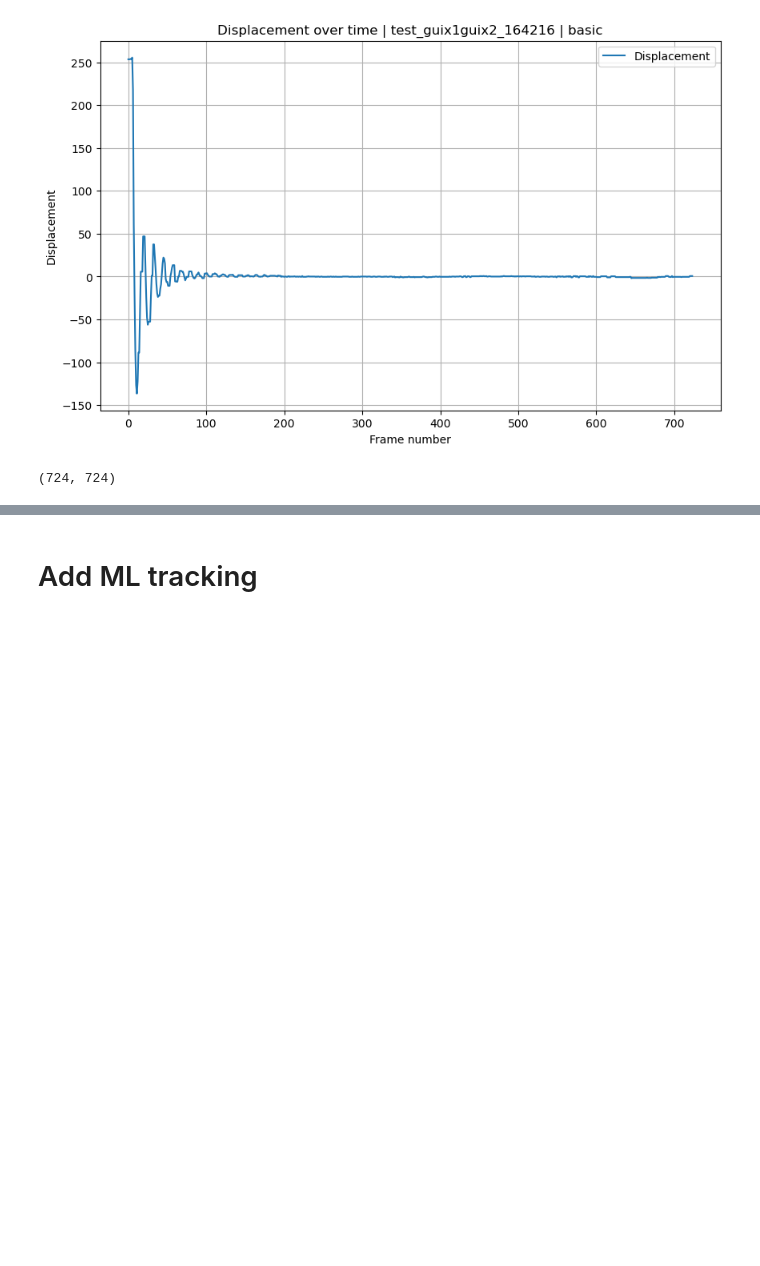
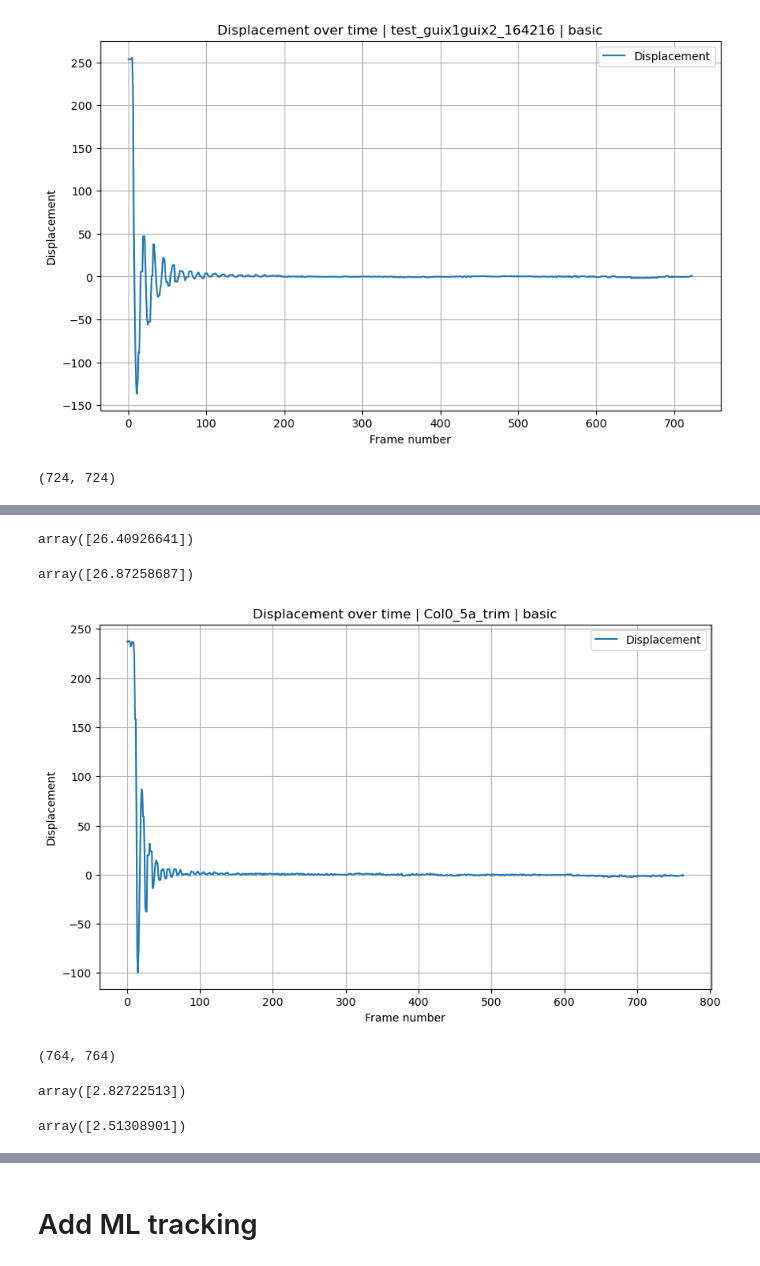
Before and after one commit to bdallard/stem_vibration_analysis, a Jupyter notebook: marker_tracking.ipynb, the cells around one changed output, grey strips where cells are left out. Cells and saved outputs as stored; diff of their text form; code cells hidden in the pictures; blank space fills up the shorter version.

Commit message:
explore more examples & spotted hanning func issue

```diff
--- a/marker_tracking.ipynb
+++ b/marker_tracking.ipynb
@@ -431,0 +453,49 @@ array([2.73615635])
+# %%
+dif_array1, start_point1 = displacement_to_difference(displacement)
+hanning_array1 = transform_hanning(displacement, start_point1)
+freqs1, power1, major_freq1 = displacement_to_major_freq(hanning_array1)
+major_freq1
+# %% [output]
+array([26.40926641])
+# %%
+dif_array1, start_point1 = displacement_to_difference(displacement)
+hanning_array1 = transform_hanning_adapt(displacement, start_point1)
+freqs1, power1, major_freq1 = displacement_to_major_freq(hanning_array1)
+major_freq1
+# %% [output]
+array([26.87258687])
+# %%
+top_percentage = 0.6
+right_percentage = 0.98
+input_vid = '../input_vids/Col0 5a.mp4'
+output_vid = '../output_frames/Col0_5a_trim.avi'
+crop_video(input_vid,output_vid,top_percentage,right_percentage)
+frames = extract_frames(output_vid)
+detected_frames = 0
+results = []
+for frame in frames:
+    centroids = get_red_centroid(frame,True,False)
+    if centroids:
+        results.append(centroids)
+    detected_frames+=1
+    #save_frames(marked_frame,'./test_Col0_3a_trim/threshold_aug')
+displacement = centroids_to_displacements(results)
+plot_displacement(displacement,'Col0_5a_trim | basic')
+len(results), len(frames)
+# %% [output]
+[figure, added]
+(764, 764)
+# %%
+dif_array1, start_point1 = displacement_to_difference(displacement)
+hanning_array1 = transform_hanning_adapt(displacement, start_point1)
+freqs1, power1, major_freq1 = displacement_to_major_freq(hanning_array1)
+major_freq1
+# %% [output]
+array([2.82722513])
+# %%
+dif_array1, start_point1 = displacement_to_difference(displacement)
+hanning_array1 = transform_hanning(displacement, start_point1)
+freqs1, power1, major_freq1 = displacement_to_major_freq(hanning_array1)
+major_freq1
+# %% [output]
+array([2.51308901])
```
Also changed, not shown: parts of 24 cells of this notebook.
